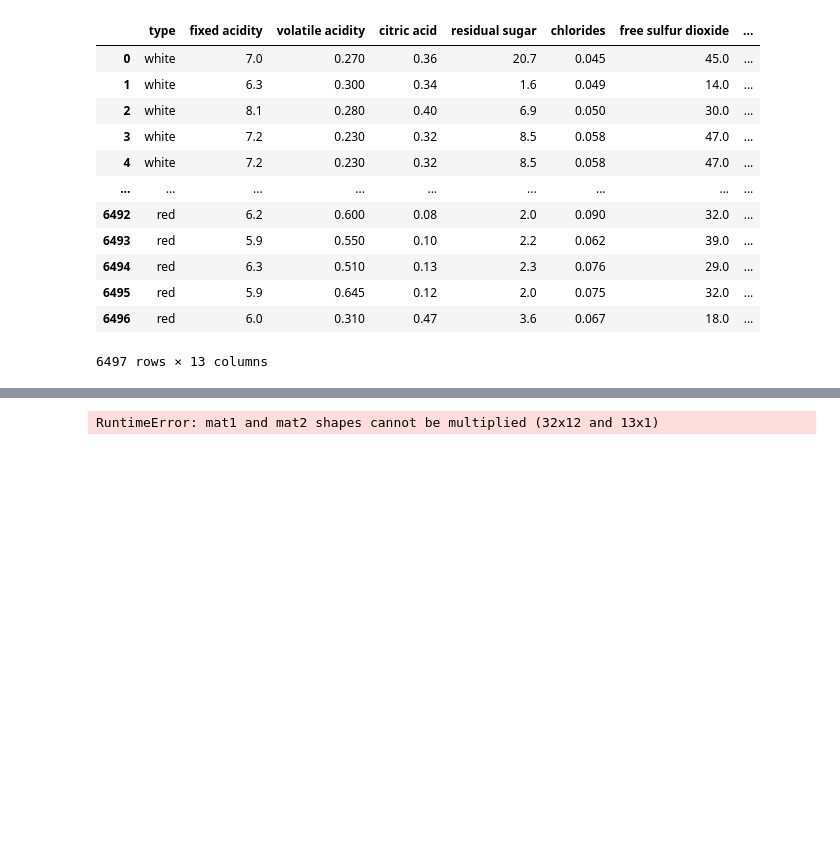
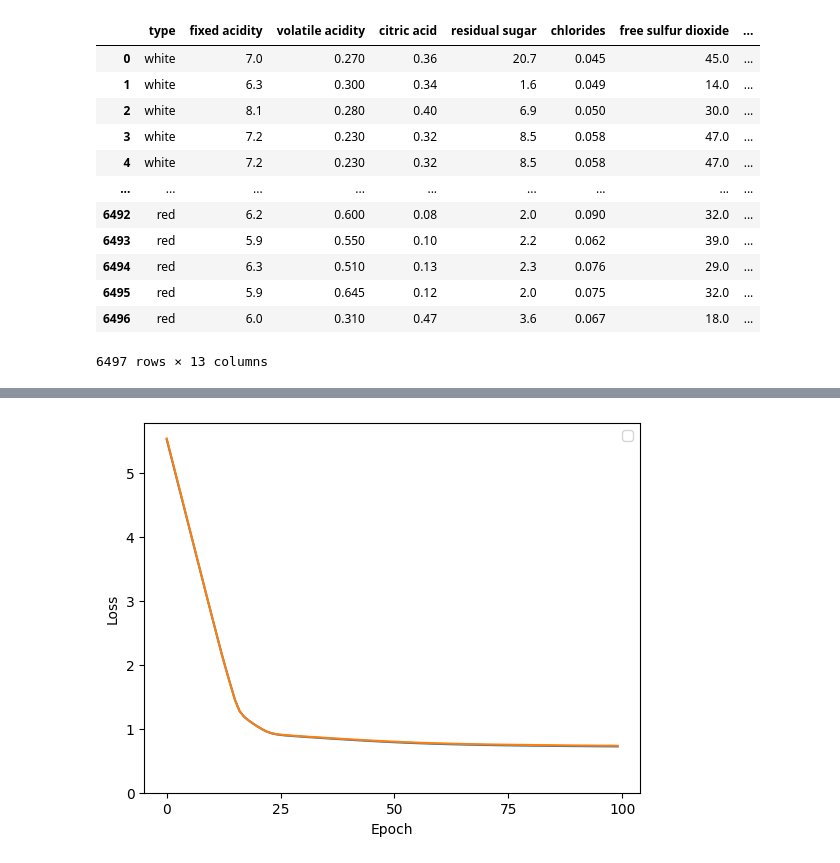
Before and after one commit to arthurpcardoso/t1-nia-winequality, a Jupyter notebook: main.ipynb, the cells around one changed output, grey strips where cells are left out. Drawn from its saved outputs; the diff is of its cells as text; code cells hidden in the pictures; blank space fills up the shorter version.

```diff
--- a/main.ipynb
+++ b/main.ipynb
@@ -34,4 +53,0 @@ data['type'] = label_encoder.fit_transform(data['type'])
-# %%
-#subsituir valores faltantes pela media da coluna
-data.fillna(data.mean(), inplace=True)
-data.dropna(inplace=True)
@@ -61,7 +115,7 @@ val_loader = DataLoader(val_ds, batch_size=batch_size, shuffle=False)
 class LinearRegression(nn.Module):
     def __init__(self):
         super().__init__()
-        self.linear = nn.Linear(in_features=13, out_features=1)  # 13 entradas, 1 saída
+        self.linear = nn.Linear(in_features=n_features, out_features=1)  # 'n_features' entradas, 1 saída
         nn.init.normal_(self.linear.weight, mean=0, std=0.01)
         nn.init.zeros_(self.linear.bias)
 
@@ -69,7 +123,8 @@ class LinearRegression(nn.Module):
         return self.linear(X)
 
 def get_loss_fn():
-    return nn.MSELoss()
+    return nn.L1Loss()
+    # return nn.MSELoss()
 
 def get_optimizer(model, lr):
     return optim.SGD(model.parameters(), lr=lr)
@@ -79,15 +131,18 @@ RuntimeError: mat1 and mat2 shapes cannot be multiplied (32x12 and 13x1)
 # %%
 model = LinearRegression()
 loss_fn = get_loss_fn()
-optimizer = get_optimizer(model, lr=0.01)
+optimizer = get_optimizer(model, lr=1e-3)
 
-num_epochs = 10
+num_epochs = 100
+
+val_losses = []
+train_losses = []
 
 for epoch in range(num_epochs):
     model.train()
-    for X_batch, y_batch in train_loader:
+    for X_batch, Y_batch in train_loader:
         preds = model(X_batch)
-        loss = loss_fn(preds, y_batch)
+        loss = loss_fn(preds, Y_batch)
 
         optimizer.zero_grad()
         loss.backward()
@@ -95,7 +150,22 @@ for epoch in range(num_epochs):
 
     model.eval()
     with torch.no_grad():
-        val_loss = sum(loss_fn(model(X_val), torch.tensor(y_val))) / len(y_val)
-    print(f"Epoch {epoch+1}, Validation Loss: {val_loss:.4f}")
+        val_loss = loss_fn(model(X_val), Y_val)
+        train_loss = loss_fn(model(X_train), Y_train)
+    val_losses.append(val_loss)
+    train_losses.append(train_loss)
+        # val_loss = sum(loss_fn(model(X_val), torch.tensor(y_val))) / len(y_val)
+    # print(f"Epoch {epoch+1}, Validation Loss: {val_loss:.4f}")
-# %% [output]
-RuntimeError: mat1 and mat2 shapes cannot be multiplied (32x12 and 13x1)
+# %%
+plt.xlabel('Epoch')
+plt.ylabel('Loss')
+plt.xticks(np.linspace(0, num_epochs, 5))
+# plt.xticks(np.arange(0, num_epochs))
+plt.legend()
+plt.plot(val_losses, label="Validation Loss")
+plt.plot(train_losses, label="Training Loss")
+# plt.xlim(0, 10)
+plt.ylim(bottom=0)
+plt.show()
+# %% [output]
+[figure, added]
```
Also changed, not shown: parts of 12 cells of this notebook.
